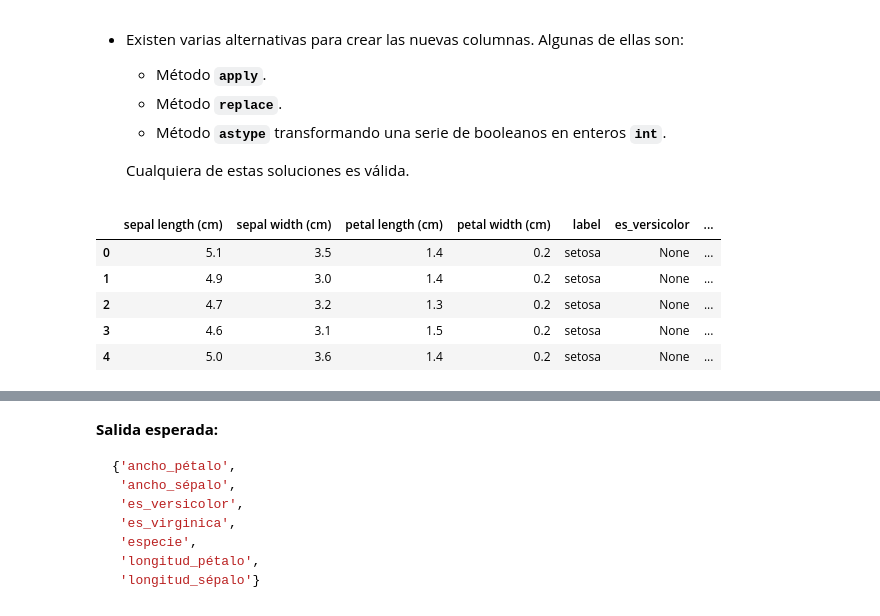
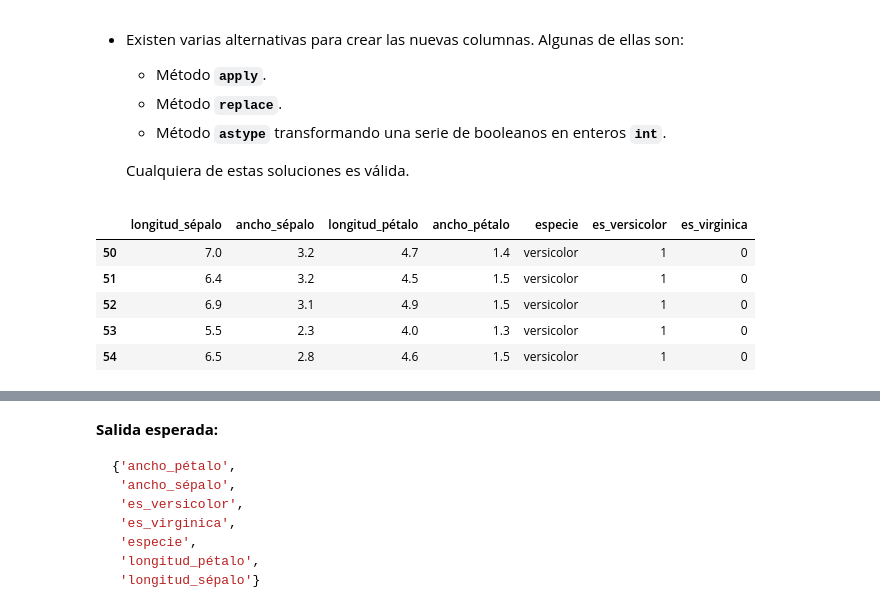
Before and after one commit to danielamejiacastro/MLDS--Course, a Jupyter notebook: 3.6_Tarea_3_Análisis_avanzado_de_datos_con_Python.ipynb, the cells around one changed output, grey strips where cells are left out. Saved outputs shown, nothing was run; the diff lists cells and outputs as text; code cells hidden in the pictures; folded sections open.

```diff
--- a/3.6_Tarea_3_Análisis_avanzado_de_datos_con_Python.ipynb
+++ b/3.6_Tarea_3_Análisis_avanzado_de_datos_con_Python.ipynb
@@ -84,7 +85,7 @@ Este material fue realizado con las siguientes versiones:
 4. Ejecute la siguiente celda para cargar el conjunto de datos dentro del DataFrame de *pandas* llamado **`iris_original`**:
 # %%
 ### EJECUTAR ESTA CELDA SIN MODIFICARLA. SI FALLA, DEBE SEGUIR EL PROCEDIMIENTO DESCRITO ANTES.
-iris_original = pd.read_csv('iristarea.txt')
+iris_original = pd.read_csv('iristarea.csv')
 # %%
 #TEST_CELL
 iris_original.info()
@@ -206,26 +207,36 @@ El resultado final de la ejecución debería generar un objeto como el mostrado
 # %%
 # VARIABLE CALIFICADA iris_df:
 
 ### ESCRIBA SU CÓDIGO AQUÍ ### (~ 10 líneas de código)
 iris_df = iris_original.copy() # Creamos la copia del dataset original
 
+colum_rename_dict = {
+    'sepal length (cm)': 'longitud_sépalo',
+    'sepal width (cm)': 'ancho_sépalo',
+    'petal length (cm)': 'longitud_pétalo',
+    'petal width (cm)': 'ancho_pétalo',
+    'label': 'especie'
+}
+iris_df.rename(columns=colum_rename_dict, inplace=True)
 
-iris_df['es_versicolor'] = None
-iris_df['es_virginica'] = None
+iris_df = iris_df[iris_df['especie'] != 'setosa']
+
+iris_df['es_versicolor'] = (iris_df['especie'] == 'versicolor').astype(int)
+iris_df['es_virginica'] = (iris_df['especie'] == 'virginica').astype(int)
 
 
 
 
 ### FIN DEL CÓDIGO ###
 
 iris_df.head()
 # %% [output]
-|  | sepal length (cm) | sepal width (cm) | petal length (cm) | petal width (cm) | label | es_versicolor | ... |
-| 0 | 5.1 | 3.5 | 1.4 | 0.2 | setosa | None | ... |
-| 1 | 4.9 | 3.0 | 1.4 | 0.2 | setosa | None | ... |
-| 2 | 4.7 | 3.2 | 1.3 | 0.2 | setosa | None | ... |
-| 3 | 4.6 | 3.1 | 1.5 | 0.2 | setosa | None | ... |
-| 4 | 5.0 | 3.6 | 1.4 | 0.2 | setosa | None | ... |
+|  | longitud_sépalo | ancho_sépalo | longitud_pétalo | ancho_pétalo | especie | es_versicolor | es_virginica |
+| 50 | 7.0 | 3.2 | 4.7 | 1.4 | versicolor | 1 | 0 |
+| 51 | 6.4 | 3.2 | 4.5 | 1.5 | versicolor | 1 | 0 |
+| 52 | 6.9 | 3.1 | 4.9 | 1.5 | versicolor | 1 | 0 |
+| 53 | 5.5 | 2.3 | 4.0 | 1.3 | versicolor | 1 | 0 |
+| 54 | 6.5 | 2.8 | 4.6 | 1.5 | versicolor | 1 | 0 |
 # %%
 #TEST_CELL
 # Comprobamos que las nuevas columnas tengan los nombres esperados.
```
Also changed, not shown: parts of 19 cells of this notebook, 1 other file.
